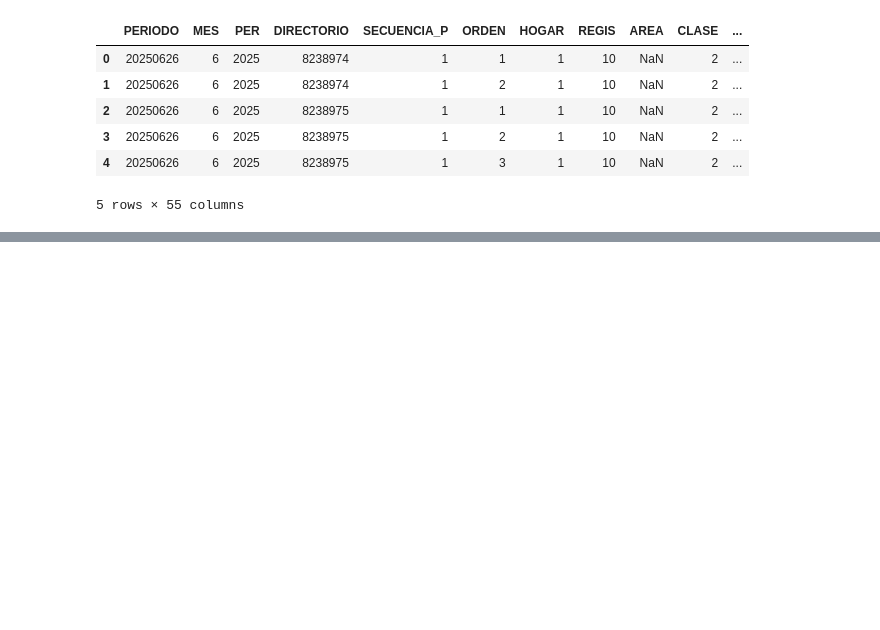
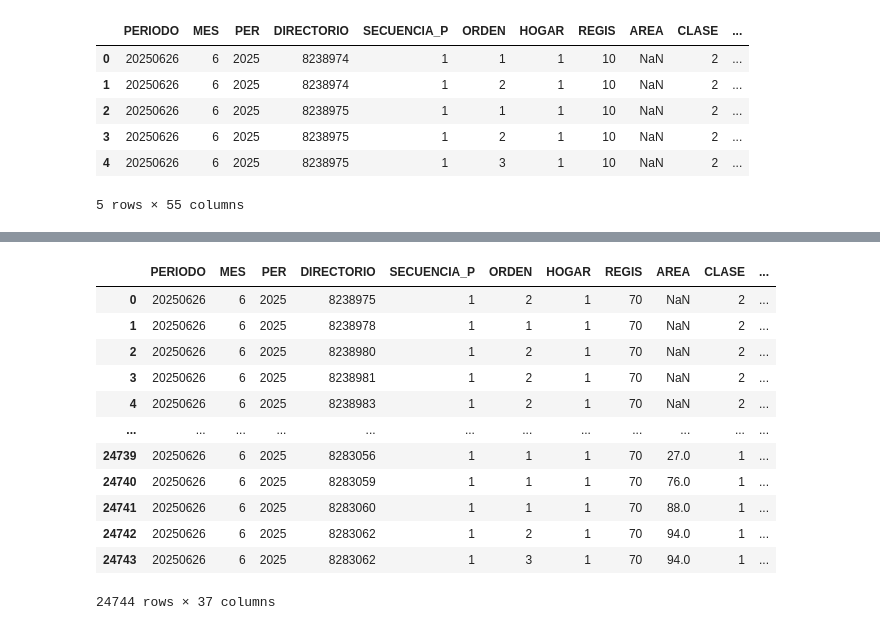
Before and after one commit to Caleb040402/Caleb-Londo-o-Electiva-1, a Jupyter notebook: Notebook/02_GEImanipulation_tablas.ipynb, the cells around one changed output, grey strips where cells are left out. Cells and saved outputs as stored; diff of their text form; code cells hidden in the pictures; blank space fills up the shorter version.

```diff
--- a/Notebook/02_GEImanipulation_tablas.ipynb
+++ b/Notebook/02_GEImanipulation_tablas.ipynb
@@ -28,0 +49,20 @@ df_cgsse.head()
+# %%
+#Leyendo los datos de la GEIH
+df_No_ocupados = pd.read_csv('https://github.com/niconomist98/DataAnalyticsUQ/raw/refs/heads/main/Datos/GEIH2025/No%20ocupados.CSV'
+                         ,encoding='latin',sep=';')
+
+df_No_ocupados
+# %% [output]
+|  | PERIODO | MES | PER | DIRECTORIO | SECUENCIA_P | ORDEN | HOGAR | REGIS | AREA | CLASE | ... |
+| 0 | 20250626 | 6 | 2025 | 8238975 | 1 | 2 | 1 | 70 | NaN | 2 | ... |
+| 1 | 20250626 | 6 | 2025 | 8238978 | 1 | 1 | 1 | 70 | NaN | 2 | ... |
+| 2 | 20250626 | 6 | 2025 | 8238980 | 1 | 2 | 1 | 70 | NaN | 2 | ... |
+| 3 | 20250626 | 6 | 2025 | 8238981 | 1 | 2 | 1 | 70 | NaN | 2 | ... |
+| 4 | 20250626 | 6 | 2025 | 8238983 | 1 | 2 | 1 | 70 | NaN | 2 | ... |
+| ... | ... | ... | ... | ... | ... | ... | ... | ... | ... | ... | ... |
+| 24739 | 20250626 | 6 | 2025 | 8283056 | 1 | 1 | 1 | 70 | 27.0 | 1 | ... |
+| 24740 | 20250626 | 6 | 2025 | 8283059 | 1 | 1 | 1 | 70 | 76.0 | 1 | ... |
+| 24741 | 20250626 | 6 | 2025 | 8283060 | 1 | 1 | 1 | 70 | 88.0 | 1 | ... |
+| 24742 | 20250626 | 6 | 2025 | 8283062 | 1 | 2 | 1 | 70 | 94.0 | 1 | ... |
+| 24743 | 20250626 | 6 | 2025 | 8283062 | 1 | 3 | 1 | 70 | 94.0 | 1 | ... |
+24744 rows × 37 columns
```
Also changed, not shown: parts of 25 cells of this notebook.
